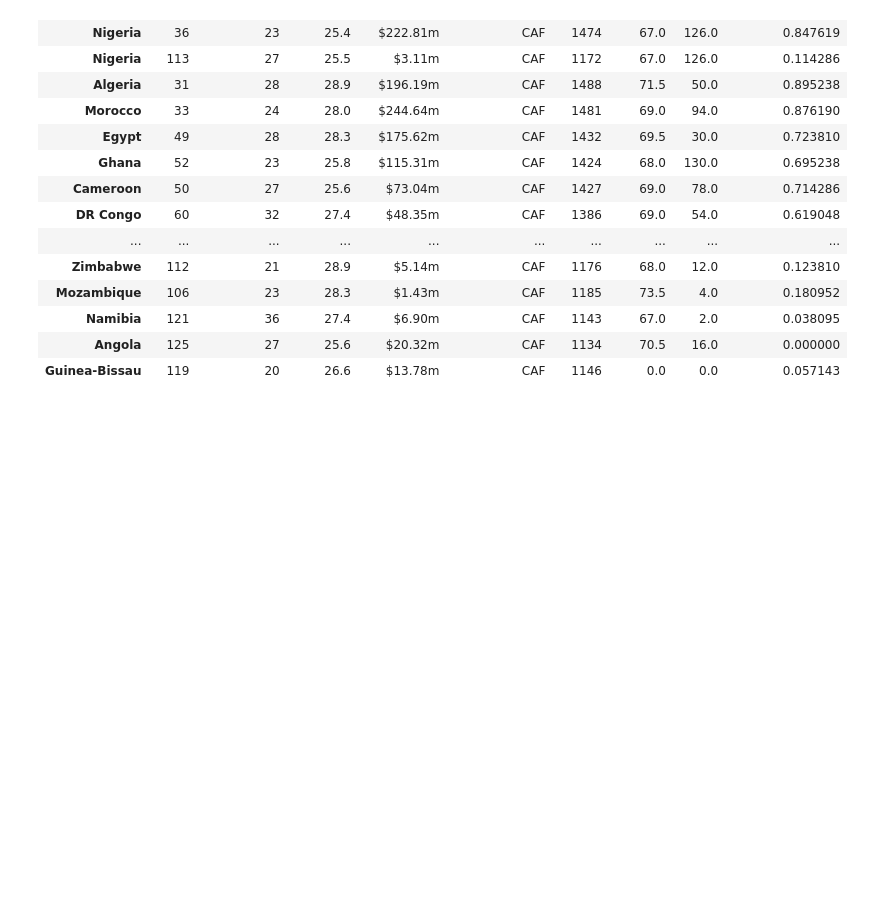
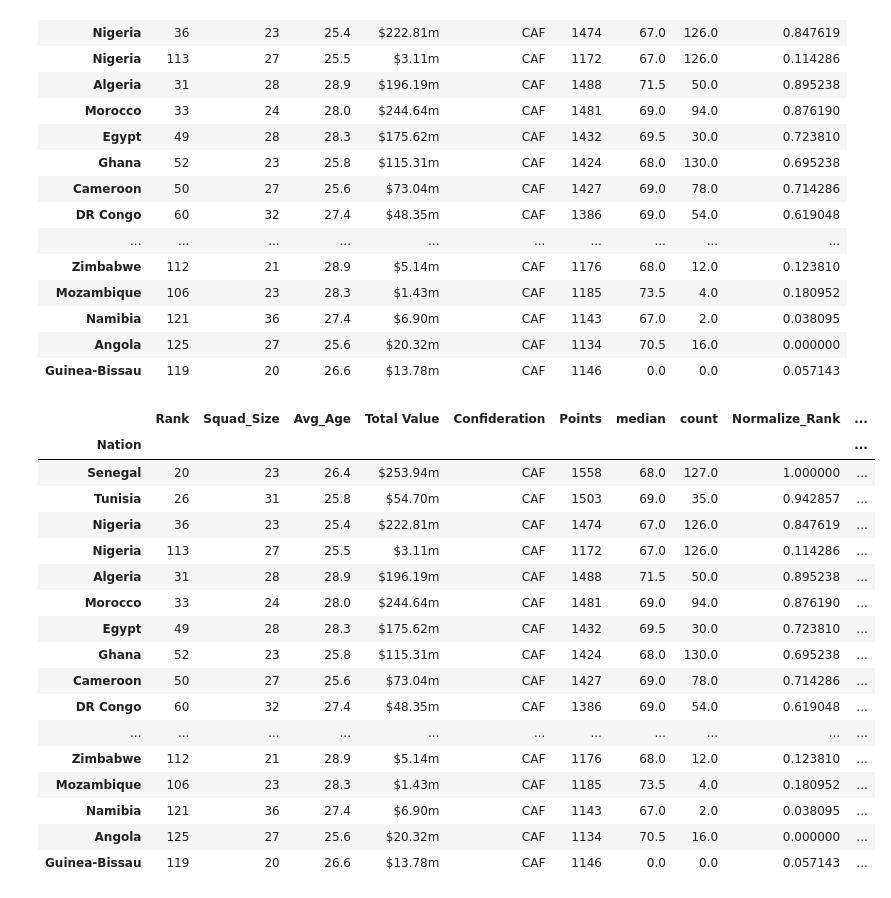
Before and after one commit to rajat3Illinois/2021_Spring_finals, a Jupyter notebook: WorldCupTeamPredictor.ipynb, the cells around one changed output. Cells and saved outputs as stored; diff of their text form; code cells hidden in the pictures; blank space fills up the shorter version.

Commit message:
Further Analyzing the African teams to qualify for the World Cup.

```diff
--- a/WorldCupTeamPredictor.ipynb
+++ b/WorldCupTeamPredictor.ipynb
@@ -209,3 +209,26 @@ team_player_details
 | Namibia | 121 | 36 | 27.4 | $6.90m | CAF | 1143 | 67.0 | 2.0 | 0.038095 |
 | Angola | 125 | 27 | 25.6 | $20.32m | CAF | 1134 | 70.5 | 16.0 | 0.000000 |
 | Guinea-Bissau | 119 | 20 | 26.6 | $13.78m | CAF | 1146 | 0.0 | 0.0 | 0.057143 |
+# %%
+team_player_details['Above_Median_Count'] = team_player_details['count']/ 2
+team_player_details['Above_Median_Count'] =team_player_details['Above_Median_Count'].astype("int32")
+team_player_details
+# %% [output]
+|  | Rank | Squad_Size | Avg_Age | Total Value | Confideration | Points | median | count | Normalize_Rank | ... |
+| Nation |  |  |  |  |  |  |  |  |  | ... |
+| Senegal | 20 | 23 | 26.4 | $253.94m | CAF | 1558 | 68.0 | 127.0 | 1.000000 | ... |
+| Tunisia | 26 | 31 | 25.8 | $54.70m | CAF | 1503 | 69.0 | 35.0 | 0.942857 | ... |
+| Nigeria | 36 | 23 | 25.4 | $222.81m | CAF | 1474 | 67.0 | 126.0 | 0.847619 | ... |
+| Nigeria | 113 | 27 | 25.5 | $3.11m | CAF | 1172 | 67.0 | 126.0 | 0.114286 | ... |
+| Algeria | 31 | 28 | 28.9 | $196.19m | CAF | 1488 | 71.5 | 50.0 | 0.895238 | ... |
+| Morocco | 33 | 24 | 28.0 | $244.64m | CAF | 1481 | 69.0 | 94.0 | 0.876190 | ... |
+| Egypt | 49 | 28 | 28.3 | $175.62m | CAF | 1432 | 69.5 | 30.0 | 0.723810 | ... |
+| Ghana | 52 | 23 | 25.8 | $115.31m | CAF | 1424 | 68.0 | 130.0 | 0.695238 | ... |
+| Cameroon | 50 | 27 | 25.6 | $73.04m | CAF | 1427 | 69.0 | 78.0 | 0.714286 | ... |
+| DR Congo | 60 | 32 | 27.4 | $48.35m | CAF | 1386 | 69.0 | 54.0 | 0.619048 | ... |
+| ... | ... | ... | ... | ... | ... | ... | ... | ... | ... | ... |
+| Zimbabwe | 112 | 21 | 28.9 | $5.14m | CAF | 1176 | 68.0 | 12.0 | 0.123810 | ... |
+| Mozambique | 106 | 23 | 28.3 | $1.43m | CAF | 1185 | 73.5 | 4.0 | 0.180952 | ... |
+| Namibia | 121 | 36 | 27.4 | $6.90m | CAF | 1143 | 67.0 | 2.0 | 0.038095 | ... |
+| Angola | 125 | 27 | 25.6 | $20.32m | CAF | 1134 | 70.5 | 16.0 | 0.000000 | ... |
+| Guinea-Bissau | 119 | 20 | 26.6 | $13.78m | CAF | 1146 | 0.0 | 0.0 | 0.057143 | ... |
```
Also changed, not shown: parts of 2 cells of this notebook, 1 other file.
